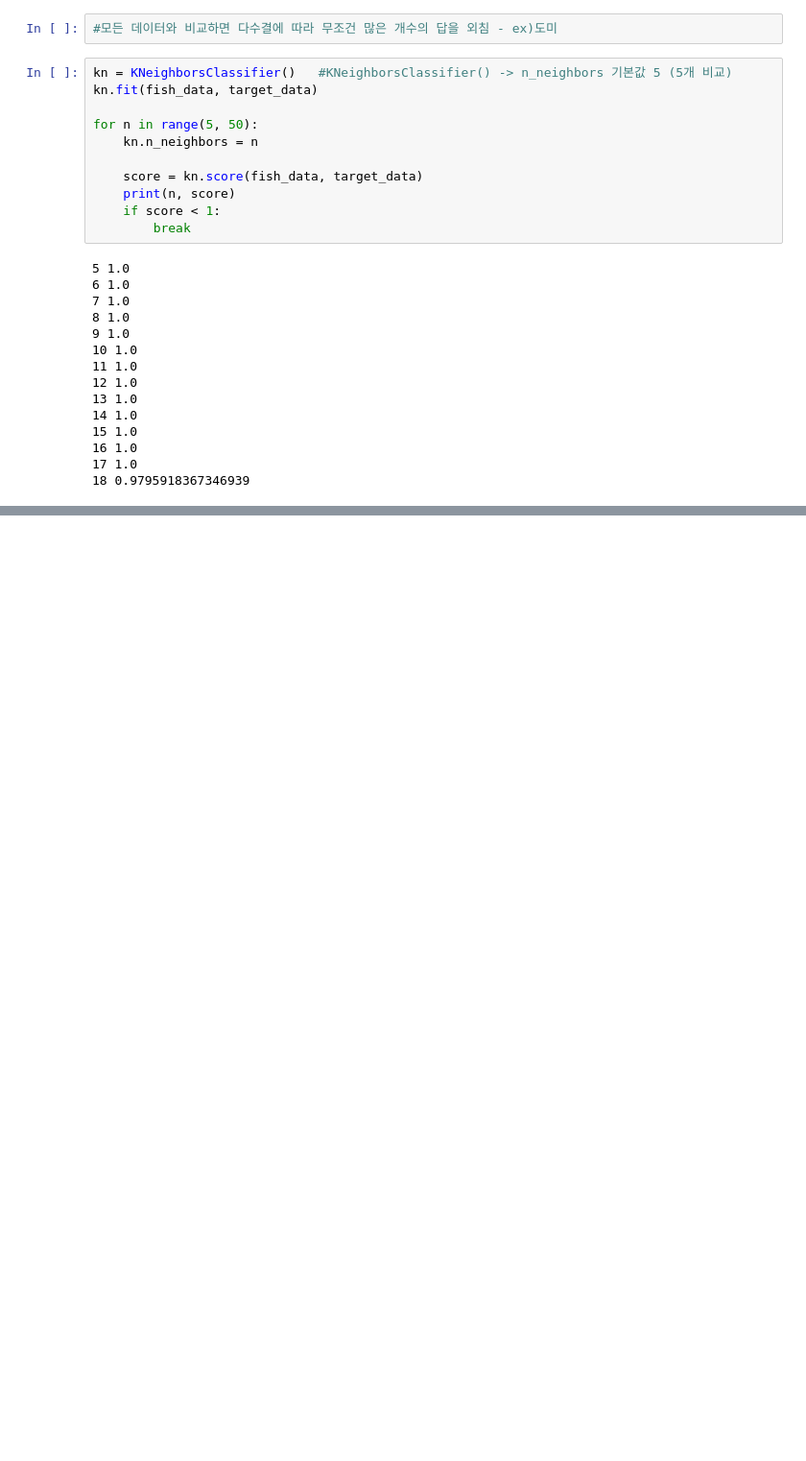
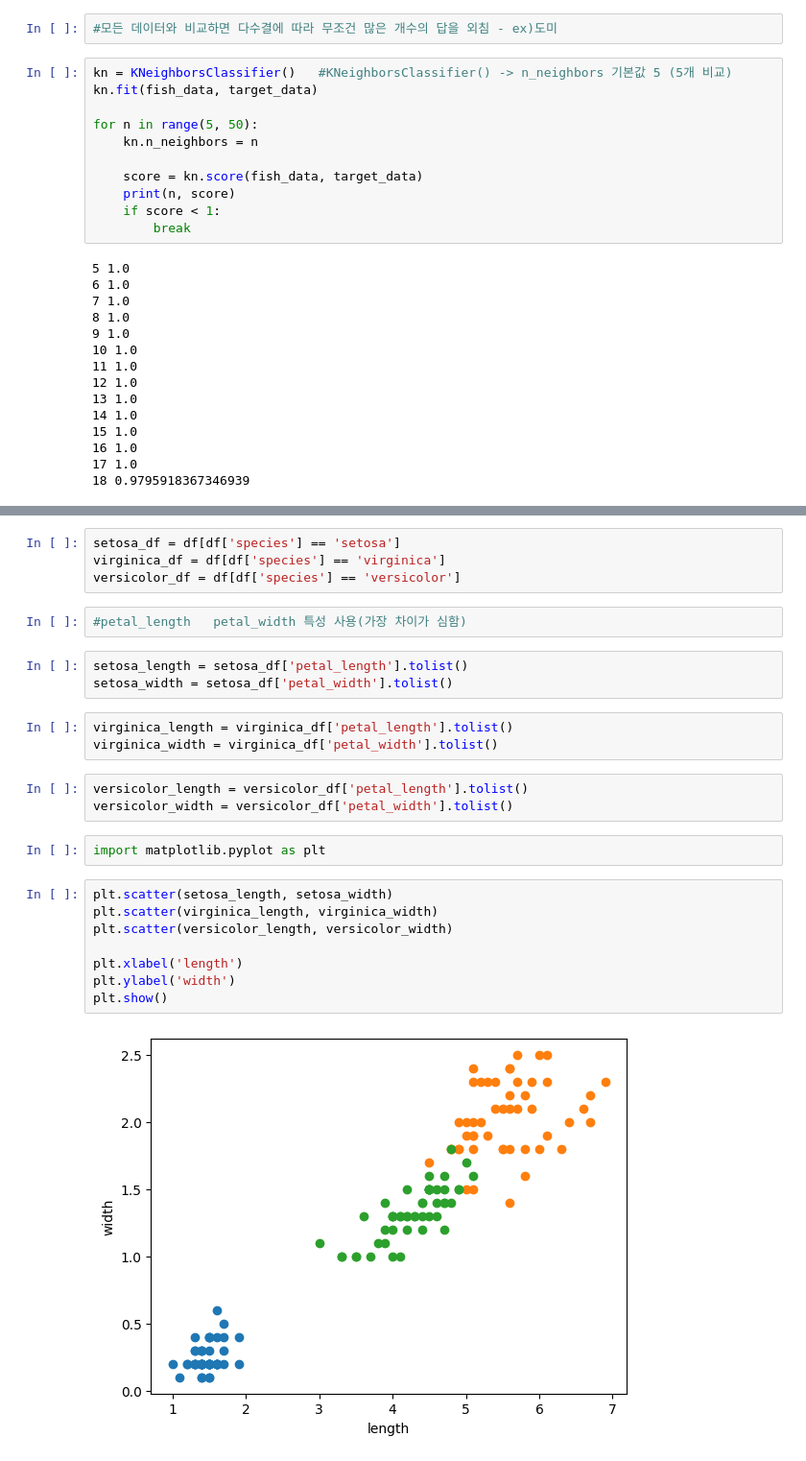
Before and after one commit to suhihy/ML, a Jupyter notebook: 01-3.ipynb, the cells around one changed output, grey strips where cells are left out. Shown: that part at 96% size. Drawn from its saved outputs; the diff is of its cells as text; blank space fills up the shorter version.

```diff
--- a/01-3.ipynb
+++ b/01-3.ipynb
@@ -168,0 +218,27 @@ for n in range(5, 50):
+# %%
+setosa_df = df[df['species'] == 'setosa']
+virginica_df = df[df['species'] == 'virginica']
+versicolor_df = df[df['species'] == 'versicolor']
+# %%
+#petal_length	petal_width 특성 사용(가장 차이가 심함)
+# %%
+setosa_length = setosa_df['petal_length'].tolist()
+setosa_width = setosa_df['petal_width'].tolist()
+# %%
+virginica_length = virginica_df['petal_length'].tolist()
+virginica_width = virginica_df['petal_width'].tolist()
+# %%
+versicolor_length = versicolor_df['petal_length'].tolist()
+versicolor_width = versicolor_df['petal_width'].tolist()
+# %%
+import matplotlib.pyplot as plt
+# %%
+plt.scatter(setosa_length, setosa_width)
+plt.scatter(virginica_length, virginica_width)
+plt.scatter(versicolor_length, versicolor_width)
+
+plt.xlabel('length')
+plt.ylabel('width')
+plt.show()
+# %% [output]
+[figure, added]
```
Also changed, not shown: parts of 20 cells of this notebook.
